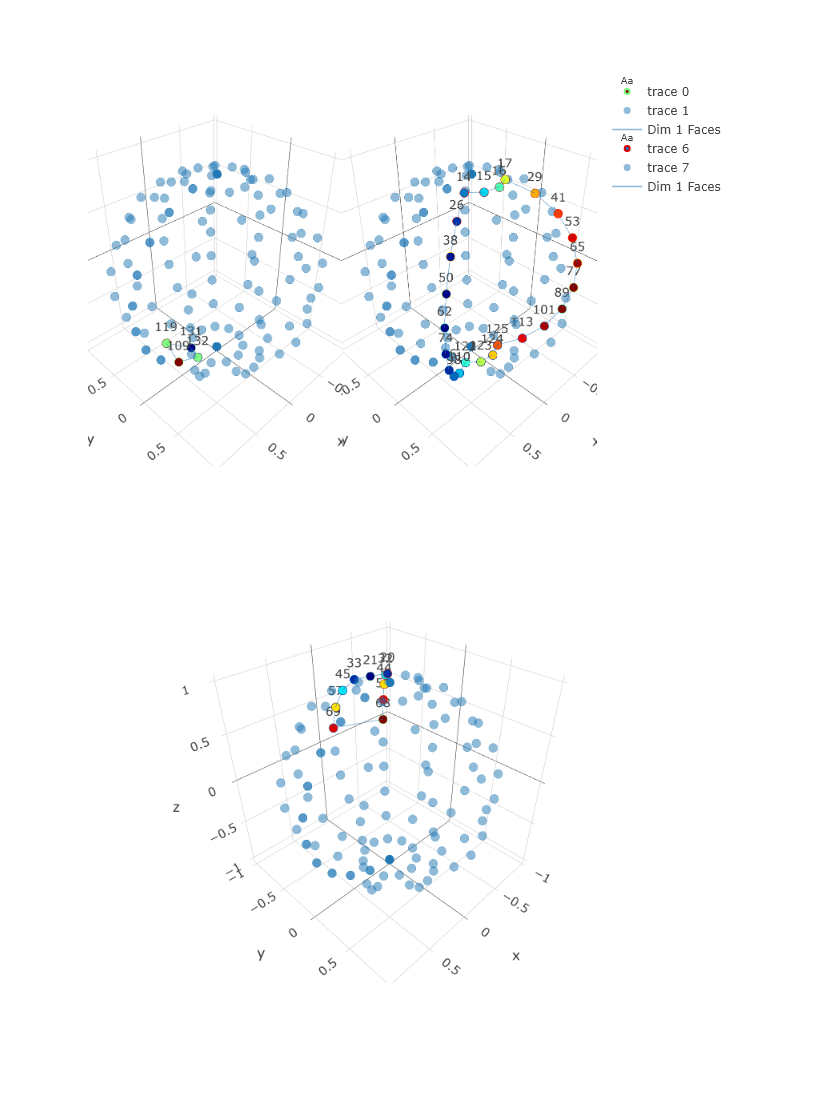
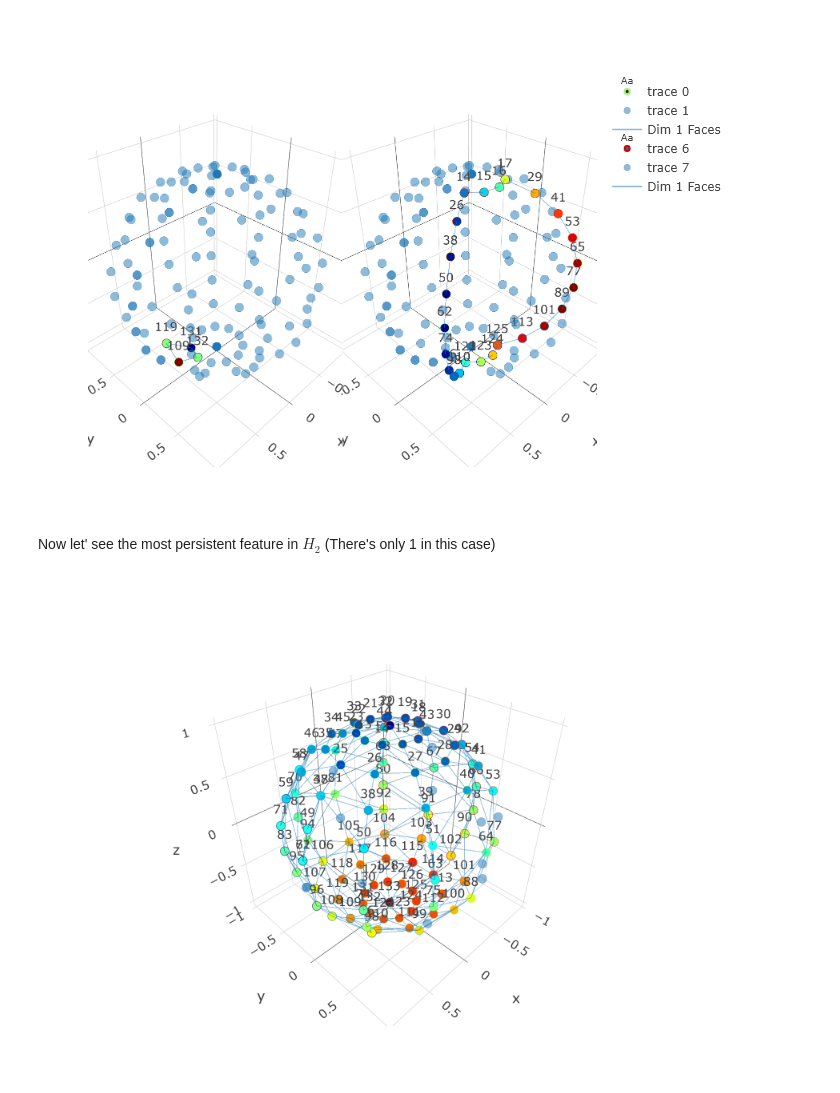
Before and after one commit to Jevi-Waugh/PH-AML, a Jupyter notebook: sphere example/sphere_ph.ipynb, the cells around one changed output. Saved outputs shown, nothing was run; the diff lists cells and outputs as text; code cells hidden in the pictures; blank space fills up the shorter version.

```diff
--- a/sphere example/sphere_ph.ipynb
+++ b/sphere example/sphere_ph.ipynb
@@ -123,7 +132,9 @@ p = [p1 p2]
 # classrep(PH, dim=1, class=1)
 # %% [output]
 [figure]
+# %% [markdown]
+Now let' see the most persistent feature in $H_2$ (There's only 1 in this case)
 # %%
-plotclassrep_pjs(PH,dim=1,class=82)
+plotclassrep_pjs(PH,dim=2,class=1)
 # %% [output]
-[figure, old version]
+[figure, new version]
```
Also changed, not shown: parts of 1 cell of this notebook.
